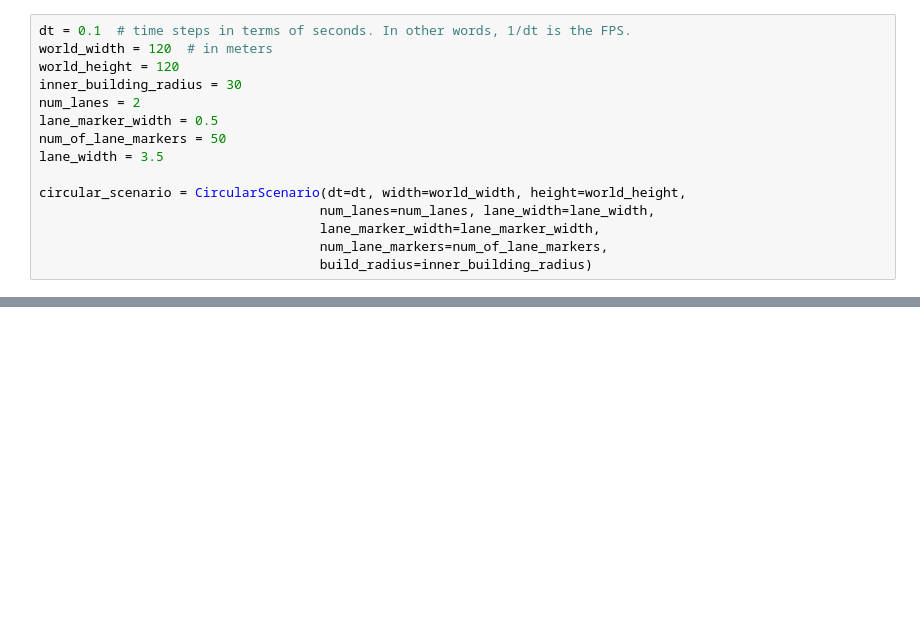
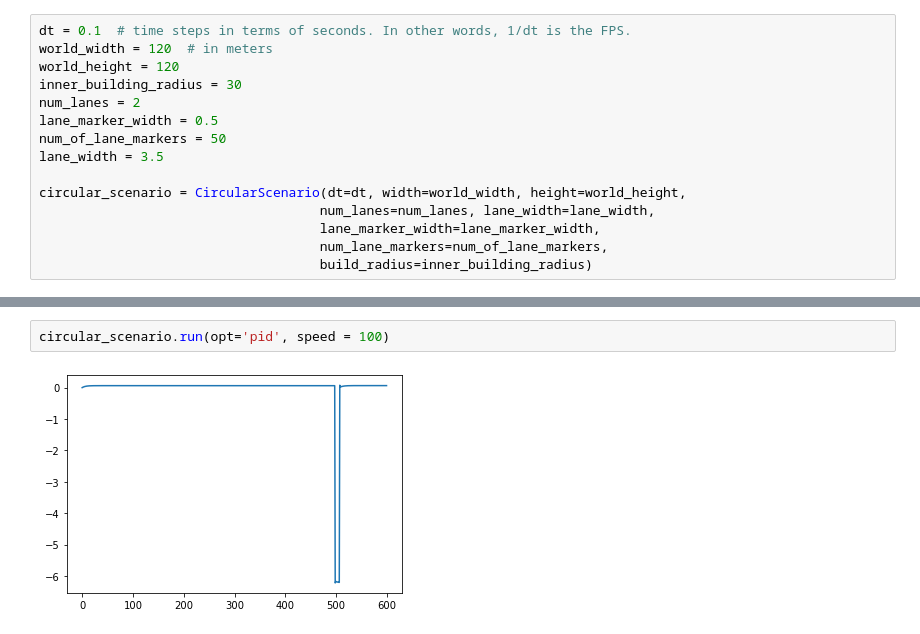
Before and after one commit to drkostas/Machine-Learning-Algorithms, a Jupyter notebook: Project5.ipynb, the cells around one changed output, grey strips where cells are left out. Drawn from its saved outputs; the diff is of its cells as text; blank space fills up the shorter version.

```diff
--- a/Project5.ipynb
+++ b/Project5.ipynb
@@ -401,0 +386,4 @@ Training epoch: 3902
+# %%
+circular_scenario.run(opt='pid', speed = 100)
+# %% [output]
+[figure, added]
```
Also changed, not shown: parts of 4 cells of this notebook, 3 other files.
